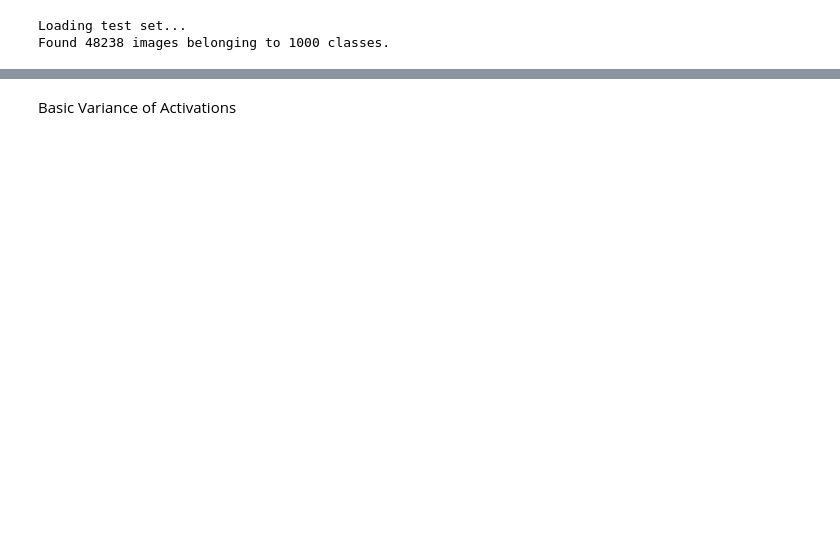
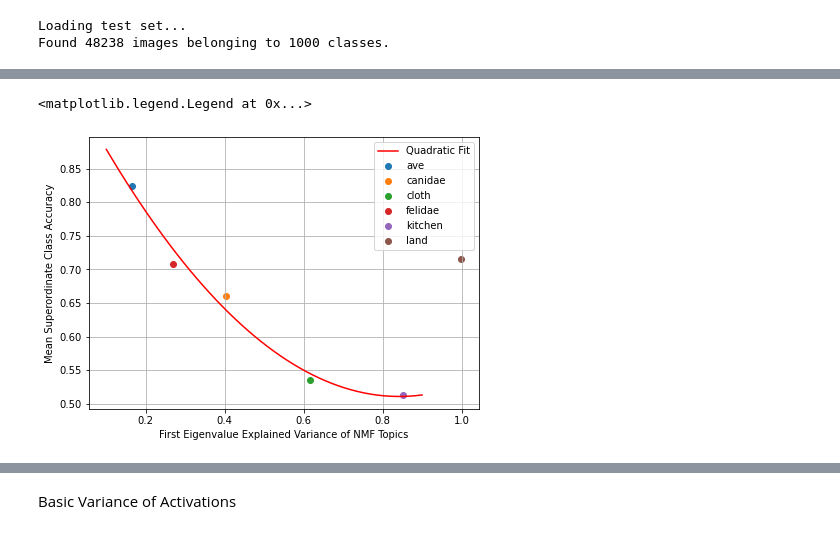
Before and after one commit to mazabdul7/msc_attention_project, a Jupyter notebook: class_var.ipynb, the cells around one changed output, grey strips where cells are left out. Cells and saved outputs as stored; diff of their text form; code cells hidden in the pictures; blank space fills up the shorter version.

```diff
--- a/class_var.ipynb
+++ b/class_var.ipynb
@@ -67,5 +68,3 @@ label_dict = dict(zip(list(conv_table['folder']), list(conv_table['label'])))
 layer_name = 'block4_conv3'
 intermediate_layer_model = tf.keras.Model(inputs=model.input,
                                  outputs=model.get_layer(layer_name).output)
-# %%
-test_set.set_target_sampling([folder_names[0]], [1])
@@ -74,0 +121,20 @@ activations = tf.reshape(activations, [activations.shape[0],-1]).numpy()
+# %%
+x = np.array(list(k[0] for k in o_dict.values())).reshape(-1, 1)
+y = np.array(list(acc_dict.values())).reshape(-1, 1)
+x_quad = np.hstack([x, x**2])
+x_new = np.linspace(0.1, 0.9, 50).reshape(-1, 1)
+x_new = np.hstack([x_new, x_new**2])
+reg = sklearn.linear_model.LinearRegression().fit(x_quad[:-1, :], y[:-1, :])
+
+fig, ax = plt.subplots(figsize=(7,5))
+for i, cl in enumerate(o_dict.keys()):
+    ax.scatter(x[i], y[i], label=cl)
+ax.plot(x_new[:, 0], reg.predict(x_new), 'r', label='Quadratic Fit')
+ax.grid()
+ax.set_xlabel('First Eigenvalue Explained Variance of NMF Topics')
+ax.set_ylabel('Mean Superordinate Class Accuracy')
+plt.legend(loc='upper right')
+#fig.savefig('pca_nmf_superordinates.png')
+# %% [output]
+<matplotlib.legend.Legend at 0x...>
+[figure, added]
```
Also changed, not shown: parts of 49 cells of this notebook, 9 other files.
